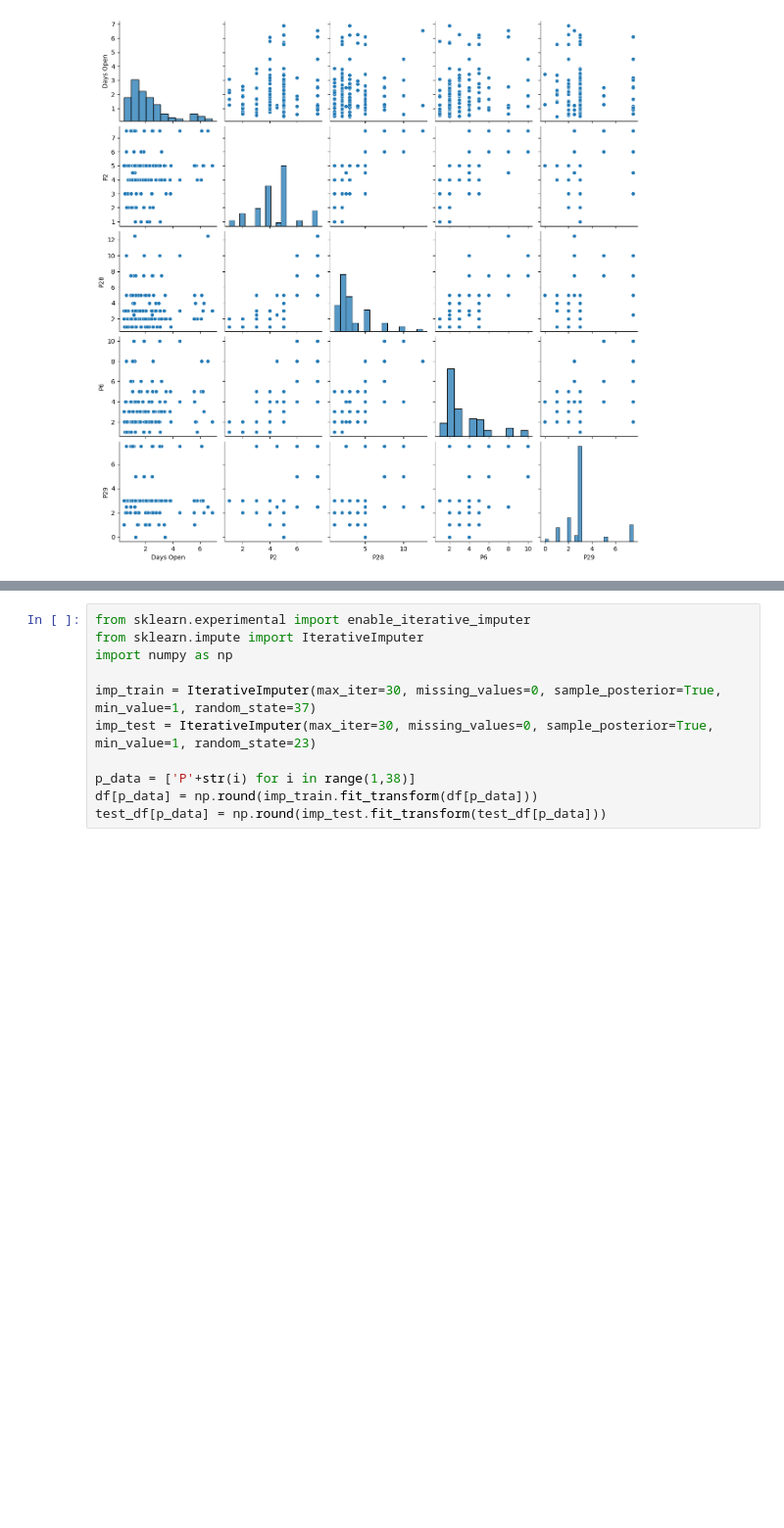
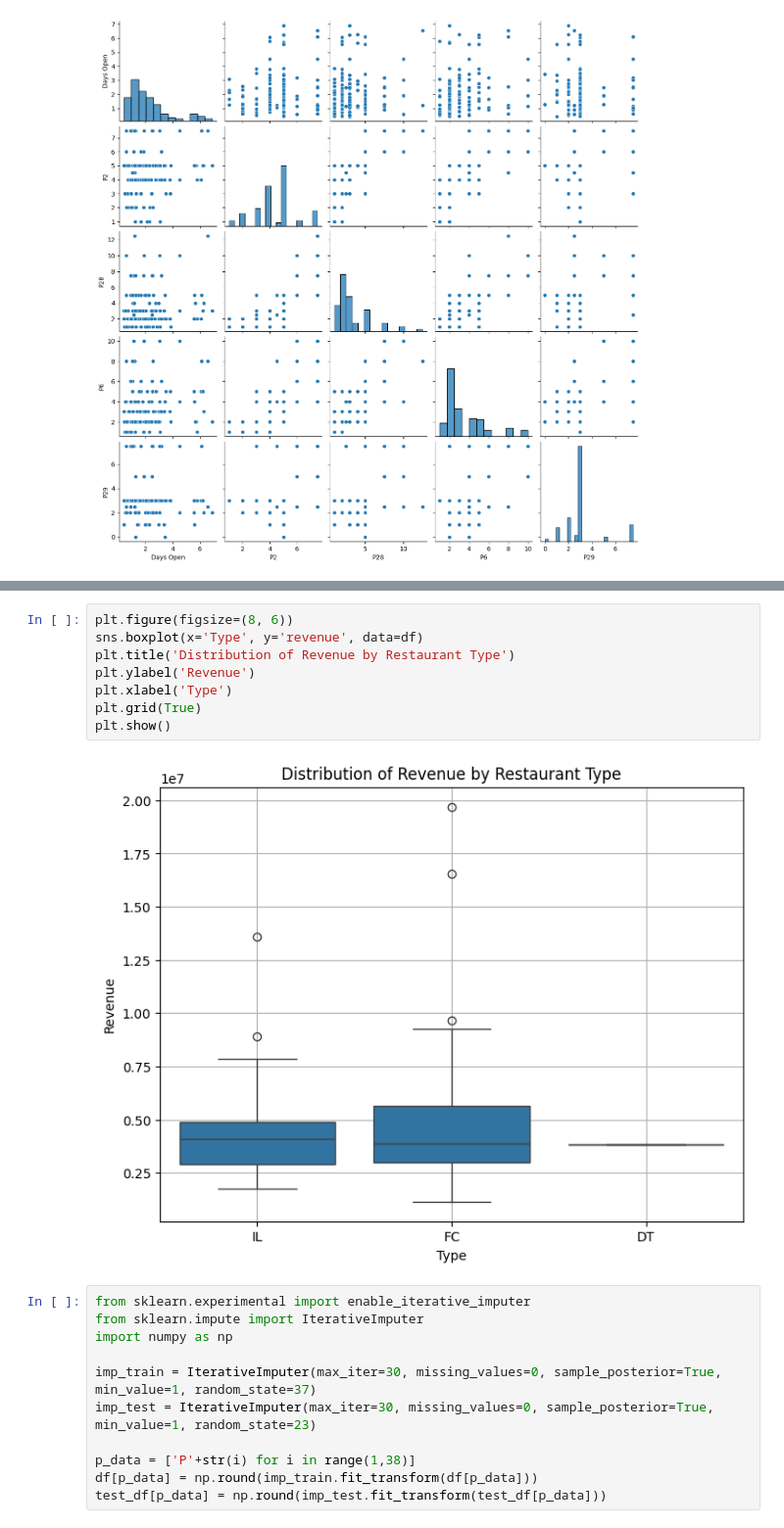
Before and after one commit to mouhamed18-48/projet_mlops, a Jupyter notebook: notebooks/resto_revenue_01_analyse.ipynb, the cells around one changed output, grey strips where cells are left out. Shown at 98% size. Cells and saved outputs as stored; diff of their text form; blank space fills up the shorter version.

```diff
--- a/notebooks/resto_revenue_01_analyse.ipynb
+++ b/notebooks/resto_revenue_01_analyse.ipynb
@@ -253,3 +263,13 @@ plt.show()
+# %%
+plt.figure(figsize=(8, 6))
+sns.boxplot(x='Type', y='revenue', data=df)
+plt.title('Distribution of Revenue by Restaurant Type')
+plt.ylabel('Revenue')
+plt.xlabel('Type')
+plt.grid(True)
+plt.show()
+# %% [output]
+[figure, added]
 # %%
 from sklearn.experimental import enable_iterative_imputer
 from sklearn.impute import IterativeImputer
```
Also changed, not shown: parts of 1 cell of this notebook.
